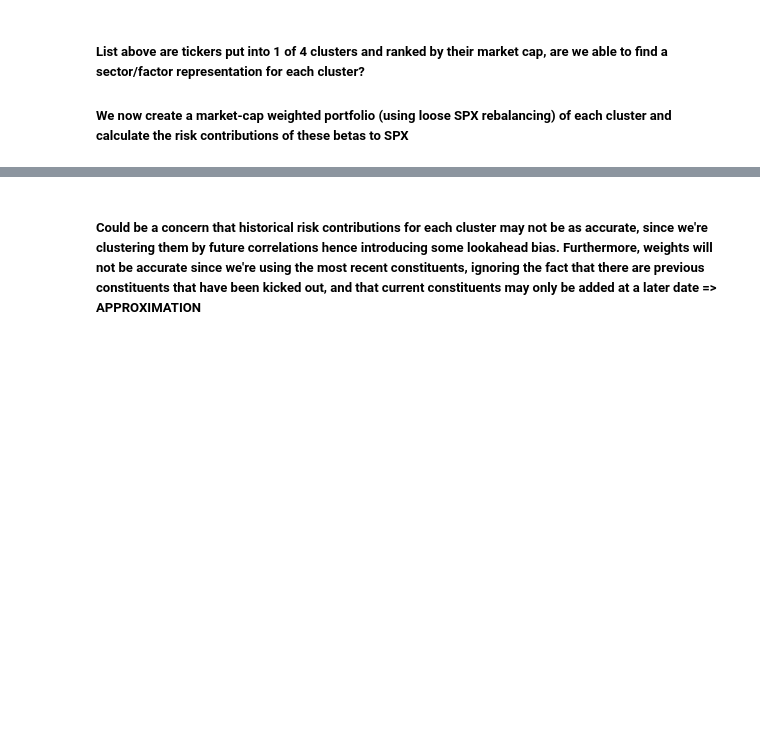
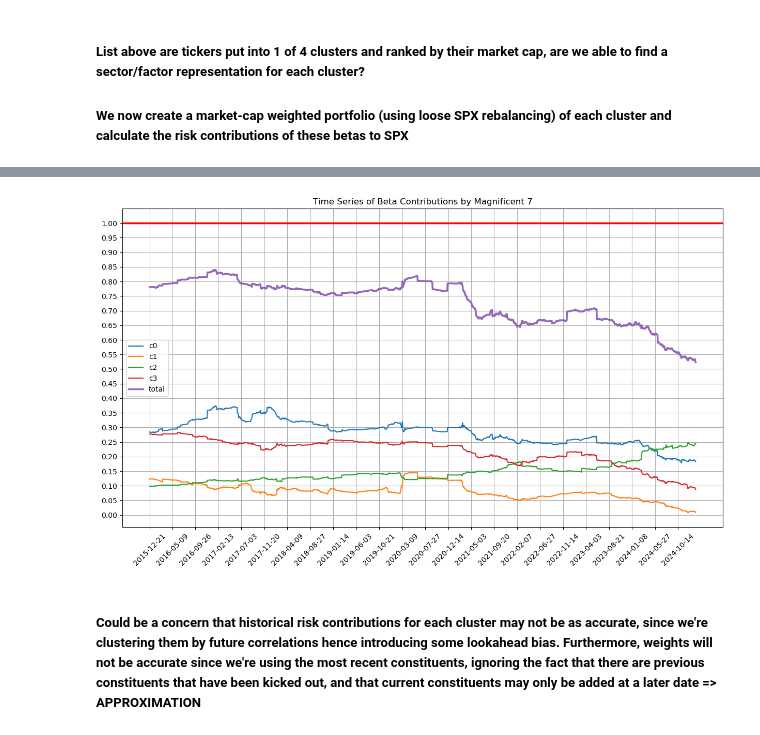
Before and after one commit to tryt0c0de/IAQF_STRAT, a Jupyter notebook: beta_testing.ipynb, the cells around one changed output, grey strips where cells are left out. Cells and saved outputs as stored; diff of their text form; code cells hidden in the pictures; blank space fills up the shorter version.

```diff
--- a/beta_testing.ipynb
+++ b/beta_testing.ipynb
@@ -507,7 +507,8 @@ final_clusters
 ##### We now create a market-cap weighted portfolio (using loose SPX rebalancing) of each cluster and calculate the risk contributions of these betas to SPX
 # %%
 # Building cluster portfolios
-for cluster in final_clusters:
+cluster_dict = {}
+for index, cluster in enumerate(final_clusters):
     cluster_columns = []
     for ticker in cluster:
         cluster_columns.append(f"{ticker}_mcap")
@@ -547,5 +548,8 @@ for cluster in final_clusters:
     cluster_df = pd.concat([cluster_df, pd.DataFrame(new_columns, index=cluster_df.index)], axis=1)
     cluster_df["cluster_return"] = cluster_return
 
-    print(cluster_df)
+    cluster_dict[f"c{index}_return"] = cluster_df["cluster_return"].values
+    cluster_dict[f"c{index}_mcap"] = cluster_df["cluster_mcap"].values
+
+cluster_dict
 # %% [output]
@@ -575,2 +676,23 @@ nan
+# %%
+# Creating time-series of risk contributions while holding the betas constant from cutoff-date
+plotting_df = spx_cluster_df[[f"{ticker}_risk" for ticker in cluster_names] + ["total_cluster_risk"]].dropna()
+plotting_df.columns = cluster_names + ["total"]
+
+plt.figure(figsize=(15, 8))
+
+for column in plotting_df.columns:
+    if column in "total":
+        plt.plot(plotting_df.index, plotting_df[column], label=column, linewidth=2.5)
+    else:
+        plt.plot(plotting_df.index, plotting_df[column], label=column)
+plt.axhline(y=1, color='r', linewidth=2.5)
+
+plt.title("Time Series of Beta Contributions by Magnificent 7")
+plt.xticks(plotting_df.index[::100], rotation=45)
+plt.yticks([i/20 for i in range(21)])
+plt.grid()
+plt.legend();
+# %% [output]
+[figure, added]
 # %% [markdown]
 ##### Could be a concern that historical risk contributions for each cluster may not be as accurate, since we're clustering them by future correlations hence introducing some lookahead bias. Furthermore, weights will not be accurate since we're using the most recent constituents, ignoring the fact that there are previous constituents that have been kicked out, and that current constituents may only be added at a later date => APPROXIMATION
```
Also changed, not shown: parts of 5 cells of this notebook.
